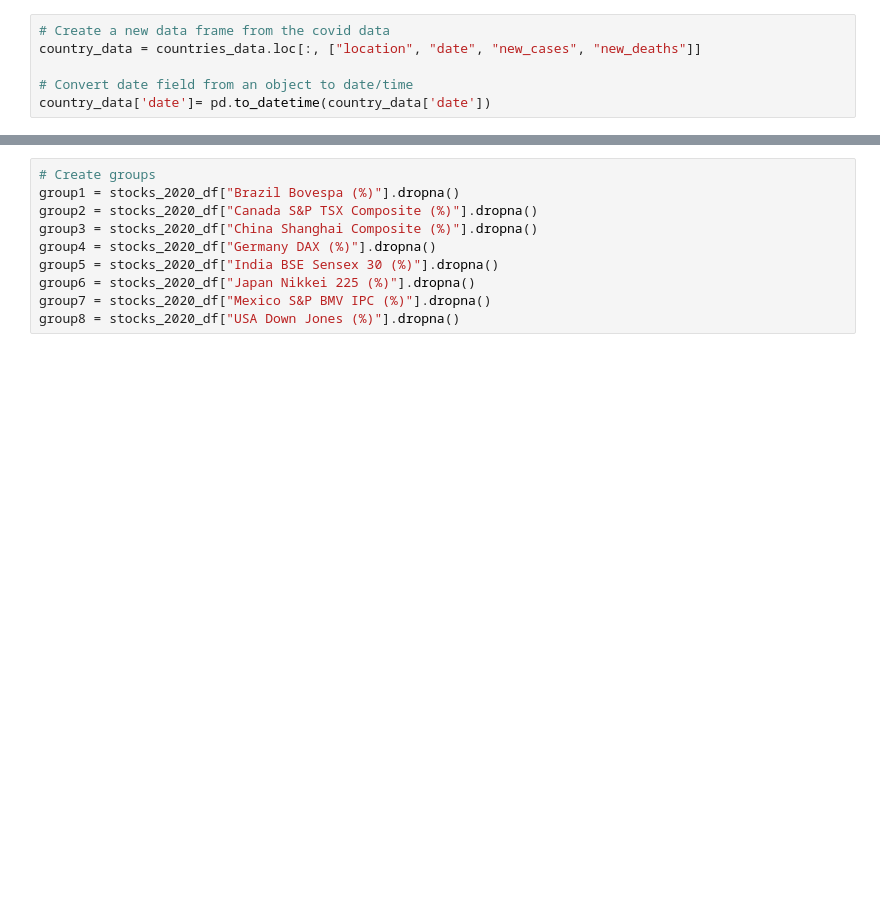
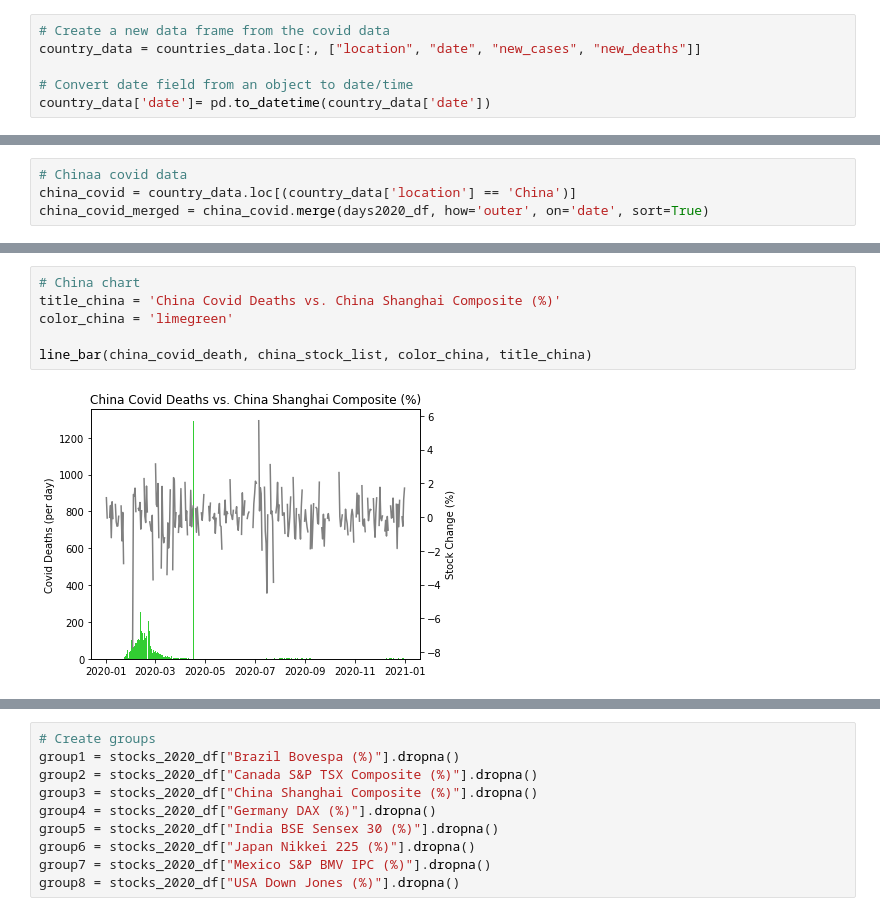
Before and after one commit to Eotanez/project-1, a Jupyter notebook: charts.ipynb, the cells around one changed output, grey strips where cells are left out. Cells and saved outputs as stored; diff of their text form; blank space fills up the shorter version.

```diff
--- a/charts.ipynb
+++ b/charts.ipynb
@@ -73,0 +70,4 @@ usa_covid_merged.head()
+# %%
+# Chinaa covid data
+china_covid = country_data.loc[(country_data['location'] == 'China')]
+china_covid_merged = china_covid.merge(days2020_df, how='outer', on='date', sort=True)
@@ -113,0 +155,8 @@ The r-value is: nan
+# %%
+# China chart
+title_china = 'China Covid Deaths vs. China Shanghai Composite (%)'
+color_china = 'limegreen'
+
+line_bar(china_covid_death, china_stock_list, color_china, title_china)
+# %% [output]
+[figure, added]
```
Also changed, not shown: parts of 42 cells of this notebook.
